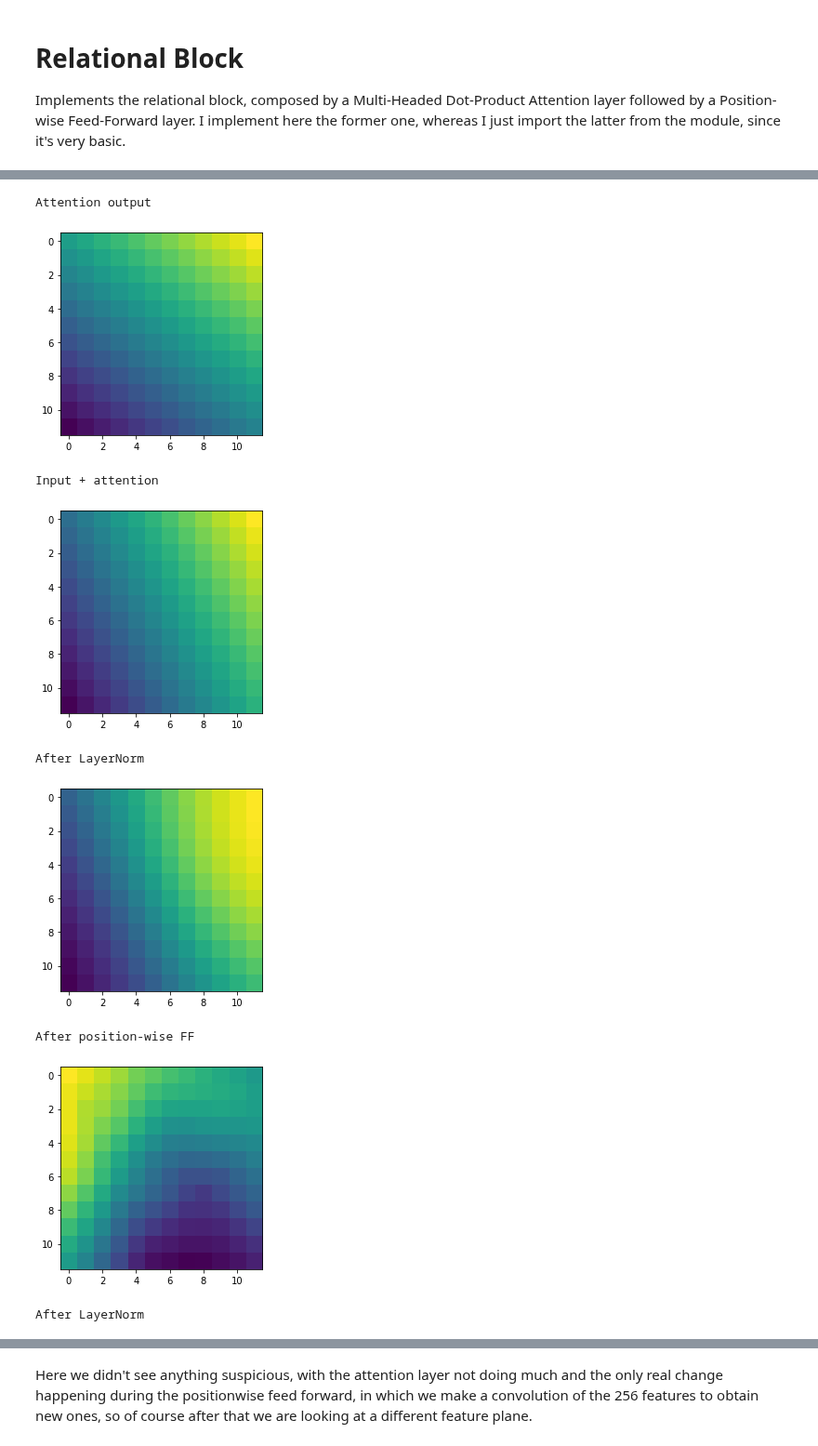
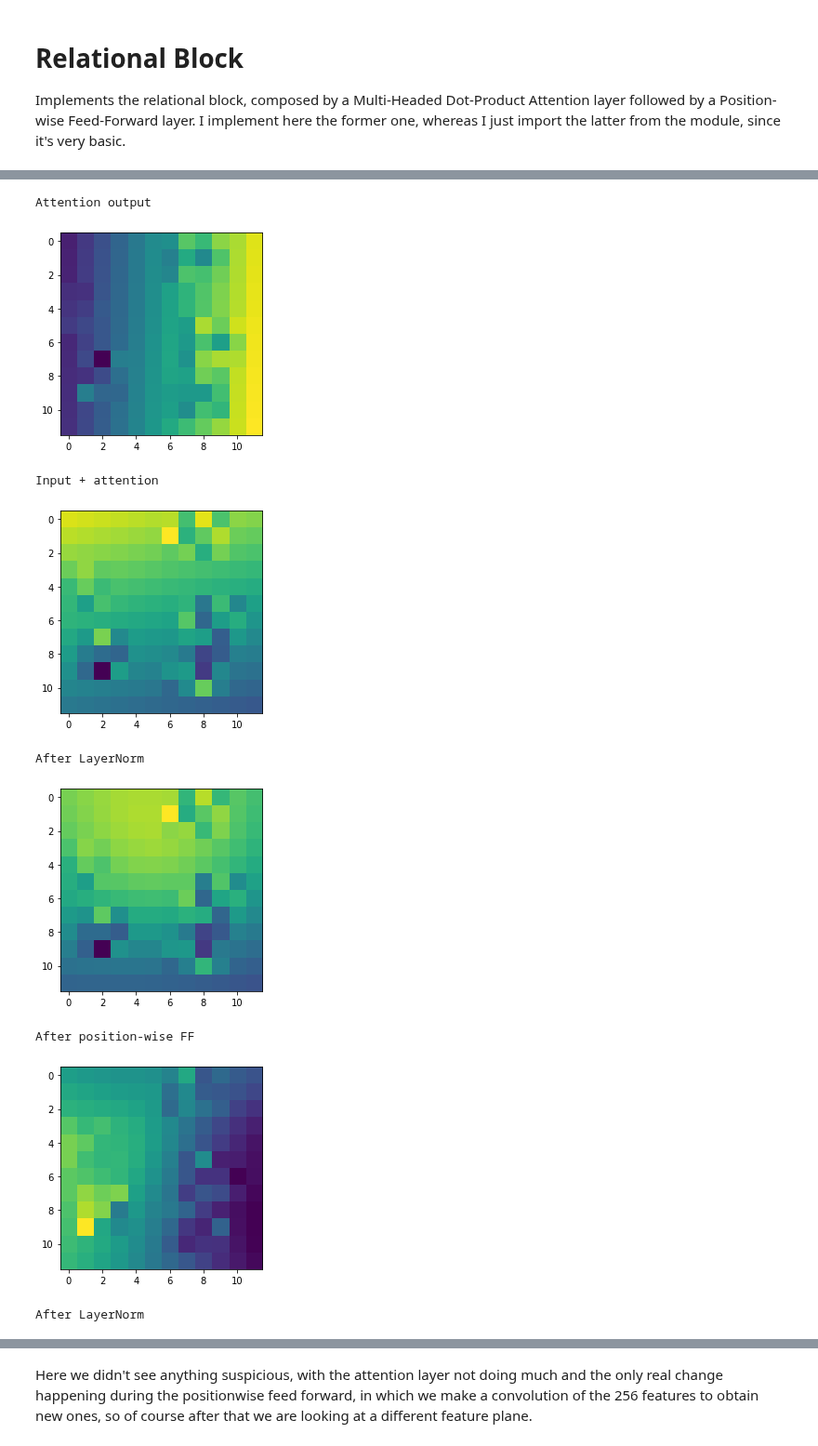
Before and after one commit to nicoladainese96/RelationalDeepRL, a Jupyter notebook: Architecture_testing.ipynb, the cells around one changed output, grey strips where cells are left out. Shown at 93% size. Cells and saved outputs as stored; diff of their text form; code cells hidden in the pictures.

Commit message:
debugged architecture using real state as input

```diff
--- a/Architecture_testing.ipynb
+++ b/Architecture_testing.ipynb
@@ -134,7 +254,10 @@ net = nn.Sequential(*layers)
 def sum_slices(x, axes):
     return x.squeeze().sum(axis=axes).detach()
 # %%
-x = torch.zeros((1,14,14), dtype=int) # this is the structure of the state retrieved by the game
+if use_state:
+    x = states[0]
+else:
+    x = torch.zeros((1,14,14), dtype=int) # this is the structure of the state retrieved by the game
 if len(x.shape) <= 3:
     x = x.unsqueeze(0)
 print("x.shape (before embed): ", x.shape)
@@ -194,7 +317,10 @@ def add_encoding2D(x):
     x = torch.cat((x,xx,yy), axis=1)
     return x
 # %%
-x = torch.zeros((1,14,14), dtype=int) # this is the structure of the state retrieved by the game
+if use_state:
+    x = states[0]
+else:
+    x = torch.zeros((1,14,14), dtype=int) # this is the structure of the state retrieved by the game
 if len(x.shape) <= 3:
     x = x.unsqueeze(0)
 print("x.shape (before embed): ", x.shape)
@@ -240,7 +366,10 @@ Also more complicated encodings are possible; this one is the one I think they u
 n_features = 256
 projection = nn.Linear(k_out + 2, n_features)
 # %%
-x = torch.zeros((1,14,14), dtype=int) # this is the structure of the state retrieved by the game
+if use_state:
+    x = states[0]
+else:
+    x = torch.zeros((1,14,14), dtype=int) # this is the structure of the state retrieved by the game
 if len(x.shape) <= 3:
     x = x.unsqueeze(0)
 print("x.shape (before embed): ", x.shape)
@@ -304,7 +433,10 @@ drop = nn.Dropout(dropout) # disabled
 attn = nn.MultiheadAttention(n_features, n_heads, dropout)
 ff = rnet.PositionwiseFeedForward(n_features, hidden_dim, dropout)
 # %%
-x = torch.zeros((1,14,14), dtype=int) # this is the structure of the state retrieved by the game
+if use_state:
+    x = states[0]
+else:
+    x = torch.zeros((1,14,14), dtype=int) # this is the structure of the state retrieved by the game
 if len(x.shape) <= 3:
     x = x.unsqueeze(0)
 print("x.shape (before embed): ", x.shape)
@@ -339,8 +471,8 @@ x_norm = drop(norm(x_add))
 print("x_norm.shape: ", x_norm.shape)
 x_ff = ff(x_norm)
 print("x_ff.shape: ", x_ff.shape)
-x = drop(norm(x_ff))
-print("x.shape: ", x.shape)
+out = drop(norm(x_ff))
+print("out.shape: ", out.shape)
 # %% [output]
 x.shape (before embed):  torch.Size([1, 1, 14, 14])
 x.shape (after embed):  torch.Size([1, 1, 14, 14, 3])
@@ -377,6 +507,6 @@ plot_layer(x_norm)
 print("After position-wise FF")
 plot_layer(x_ff)
 print("After LayerNorm")
-plot_layer(x)
+plot_layer(out)
 # %% [output]
 Input
@@ -384,9 +514,9 @@ Input
 Attention output
-[figure, old version]
+[figure, new version]
 Input + attention
-[figure, old version]
+[figure, new version]
 After LayerNorm
-[figure, old version]
+[figure, new version]
 After position-wise FF
-[figure, old version]
+[figure, new version]
 After LayerNorm
```
Also changed, not shown: parts of 36 cells of this notebook, 1 other file.
